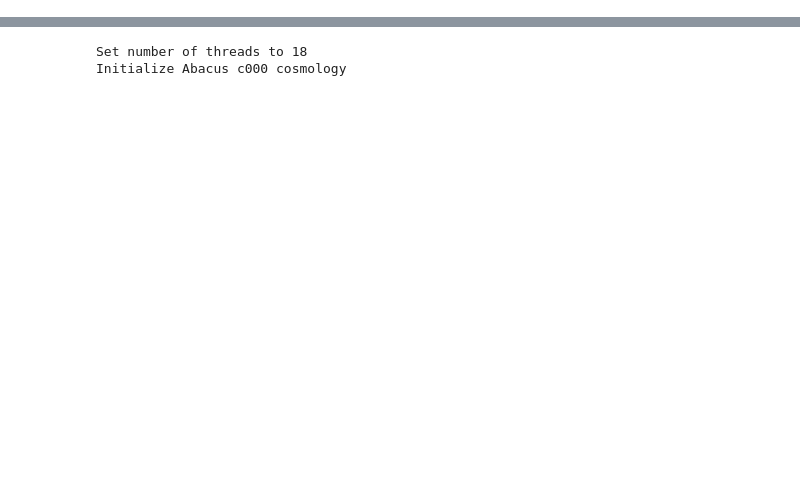
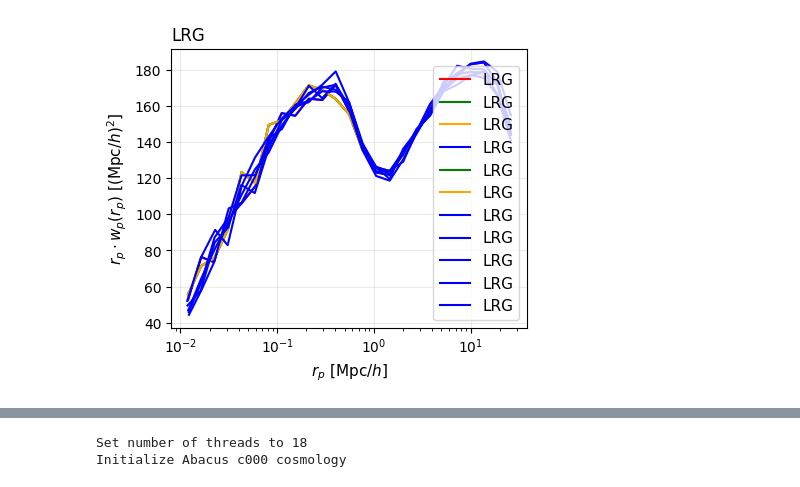
Before and after one commit to antoine-rocher/HODDIES, a Jupyter notebook: HODDIES/test.ipynb, the cells around one changed output, grey strips where cells are left out. Saved outputs shown, nothing was run; the diff lists cells and outputs as text; code cells hidden in the pictures; blank space fills up the shorter version.

```diff
--- a/HODDIES/test.ipynb
+++ b/HODDIES/test.ipynb
@@ -28,0 +301,4 @@ test=AbacusSummitSim(**default_abacus_param)
+# %%
+fig
+# %% [output]
+[figure, added]
```
Also changed, not shown: parts of 28 cells of this notebook, 2 other files.
